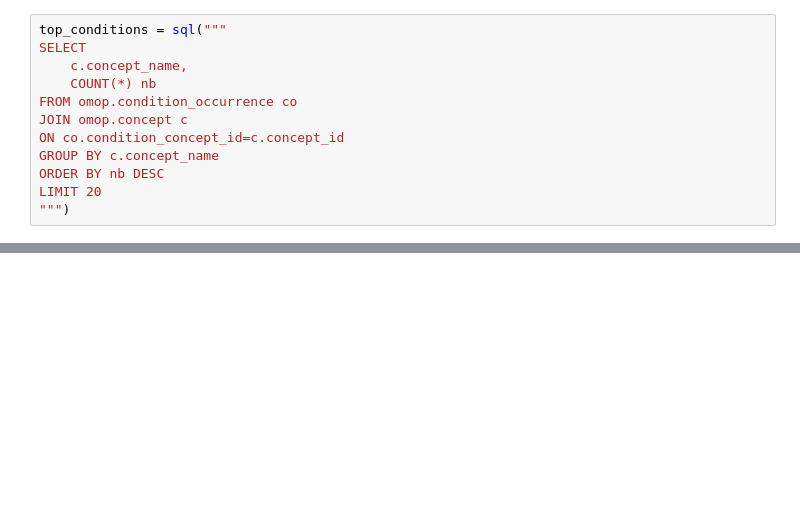
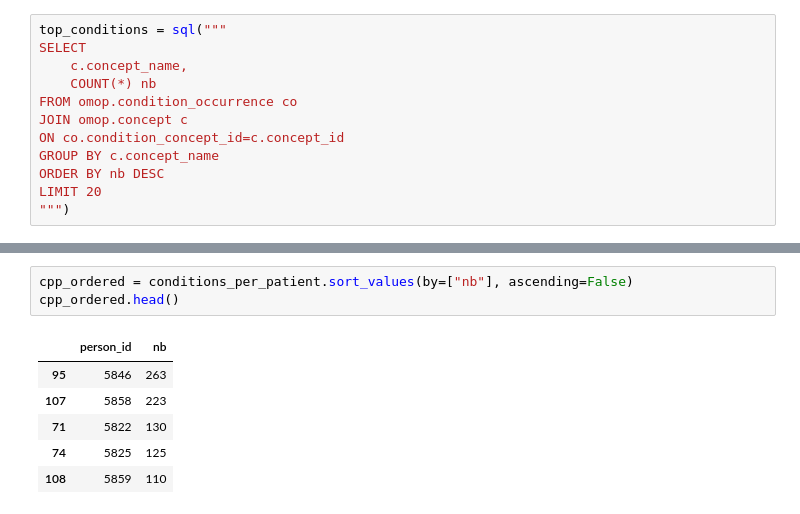
Before and after one commit to CyrilBvt13/OMOP, a Jupyter notebook: notebooks/03_Conditions.ipynb, the cells around one changed output, grey strips where cells are left out. Cells and saved outputs as stored; diff of their text form; blank space fills up the shorter version.

```diff
--- a/notebooks/03_Conditions.ipynb
+++ b/notebooks/03_Conditions.ipynb
@@ -97,0 +111,10 @@ GROUP BY person_id;
+# %%
+cpp_ordered = conditions_per_patient.sort_values(by=["nb"], ascending=False)
+cpp_ordered.head()
+# %% [output]
+|  | person_id | nb |
+| 95 | 5846 | 263 |
+| 107 | 5858 | 223 |
+| 71 | 5822 | 130 |
+| 74 | 5825 | 125 |
+| 108 | 5859 | 110 |
```
Also changed, not shown: parts of 12 cells of this notebook, 3 other files.
